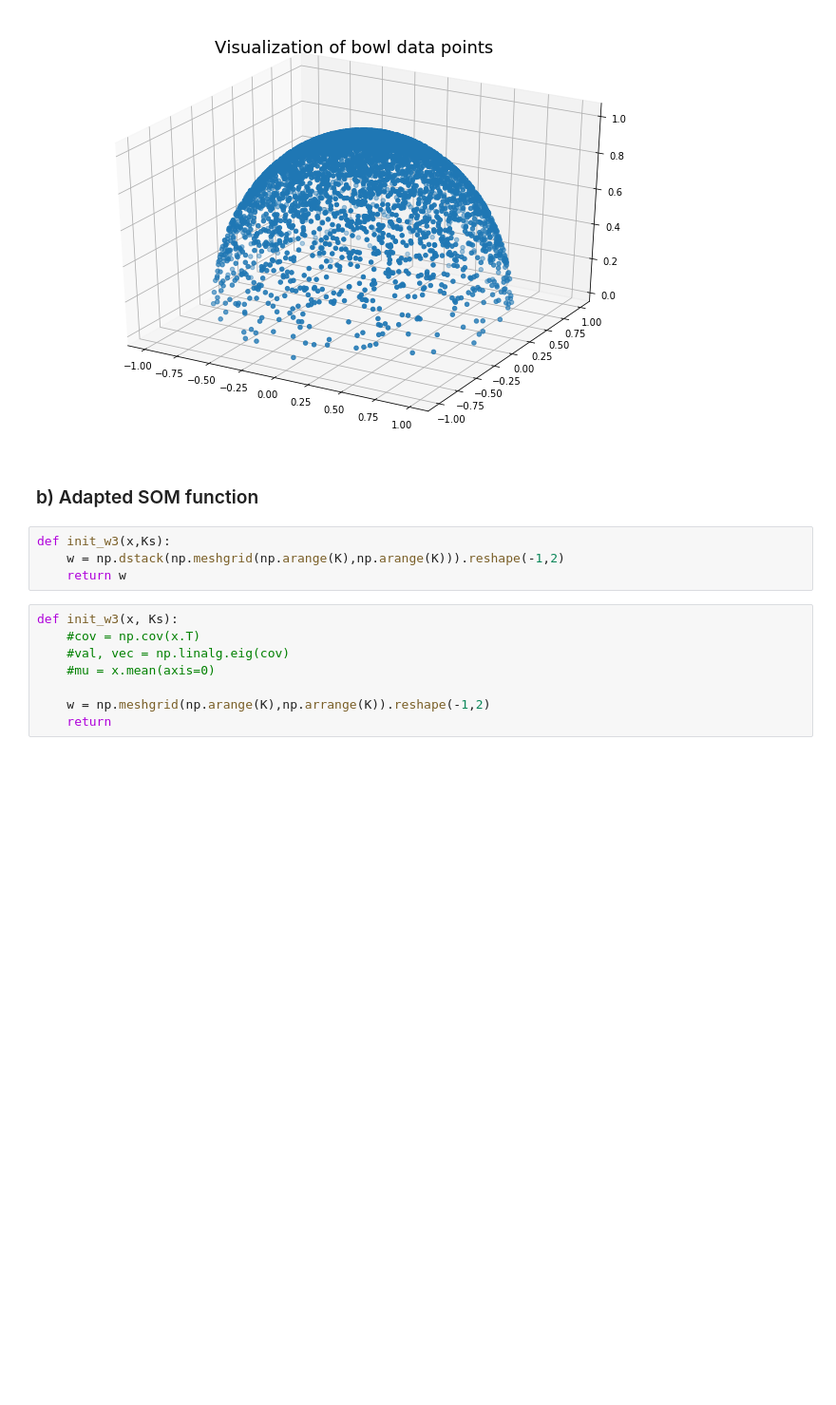
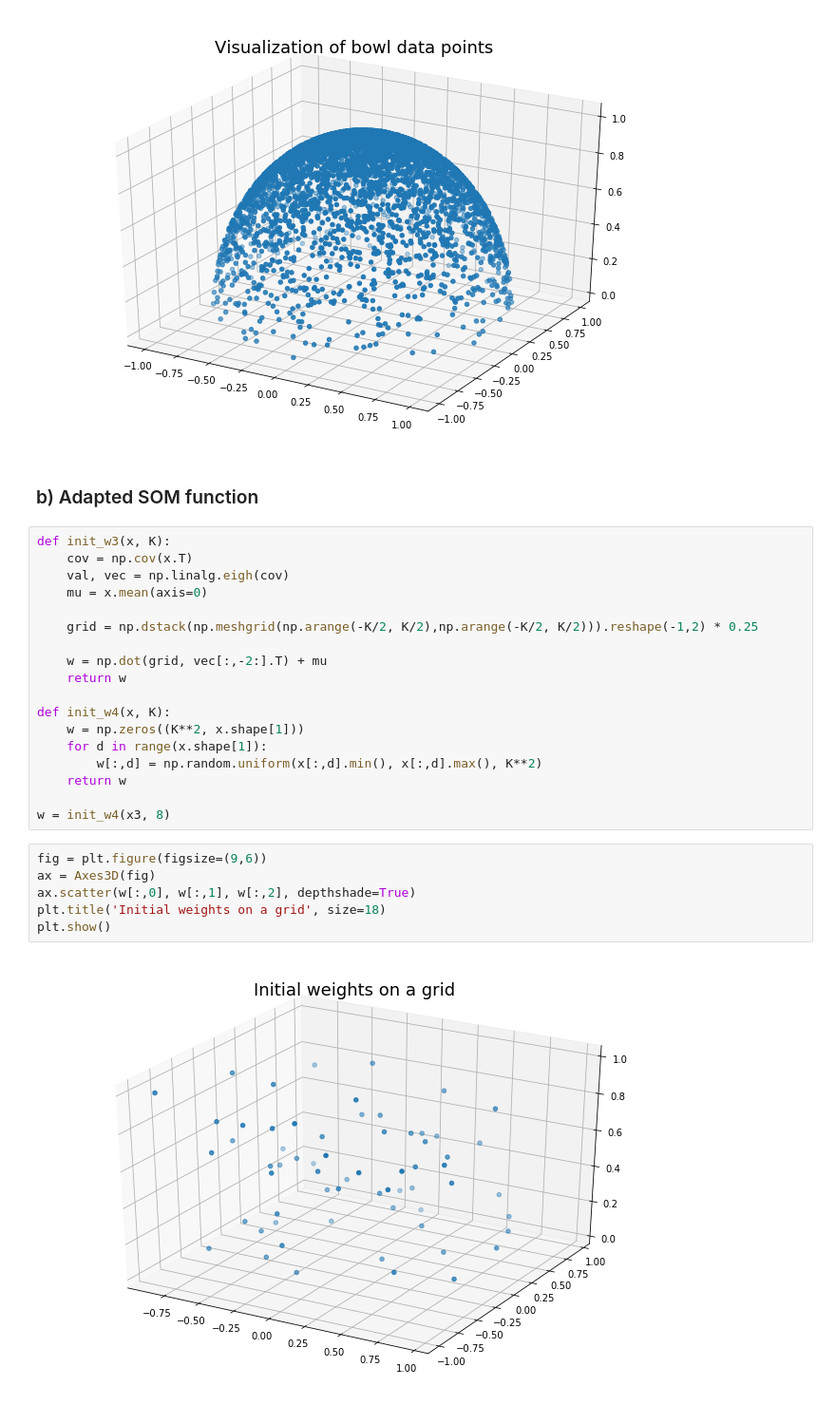
Before and after one commit to psrmx/The_Chantastic4, a Jupyter notebook: PS10/MI2_10_TheChantastic4.ipynb, the cells around one changed output. Shown at 95% size. Saved outputs shown, nothing was run; the diff lists cells and outputs as text; blank space fills up the shorter version.

```diff
--- a/PS10/MI2_10_TheChantastic4.ipynb
+++ b/PS10/MI2_10_TheChantastic4.ipynb
@@ -155,18 +152,32 @@ plt.show()
 [figure]
 # %% [markdown]
 ### b) Adapted SOM function
-# %%
-def init_w3(x,Ks):
-    w = np.dstack(np.meshgrid(np.arange(K),np.arange(K))).reshape(-1,2)
-    return w
 # %%
-def init_w3(x, Ks):
-    #cov = np.cov(x.T)
-    #val, vec = np.linalg.eig(cov)
-    #mu = x.mean(axis=0)
+def init_w3(x, K):
+    cov = np.cov(x.T)
+    val, vec = np.linalg.eigh(cov)
+    mu = x.mean(axis=0)
 
-    w = np.meshgrid(np.arange(K),np.arrange(K)).reshape(-1,2)
-    return
+    grid = np.dstack(np.meshgrid(np.arange(-K/2, K/2),np.arange(-K/2, K/2))).reshape(-1,2) * 0.25
+
+    w = np.dot(grid, vec[:,-2:].T) + mu
+    return w
+
+def init_w4(x, K):
+    w = np.zeros((K**2, x.shape[1]))
+    for d in range(x.shape[1]):
+        w[:,d] = np.random.uniform(x[:,d].min(), x[:,d].max(), K**2)
+    return w
+
+w = init_w4(x3, 8)
+# %%
+fig = plt.figure(figsize=(9,6))
+ax = Axes3D(fig)
+ax.scatter(w[:,0], w[:,1], w[:,2], depthshade=True)
+plt.title('Initial weights on a grid', size=18)
+plt.show()
+# %% [output]
+[figure, added]
 # %%
 def SOM_2D(x, Ks, init_w, epsilon0=0.1, sigma0=1.5):
     dim = x.shape[1]
```
Also changed, not shown: parts of 9 cells of this notebook.
